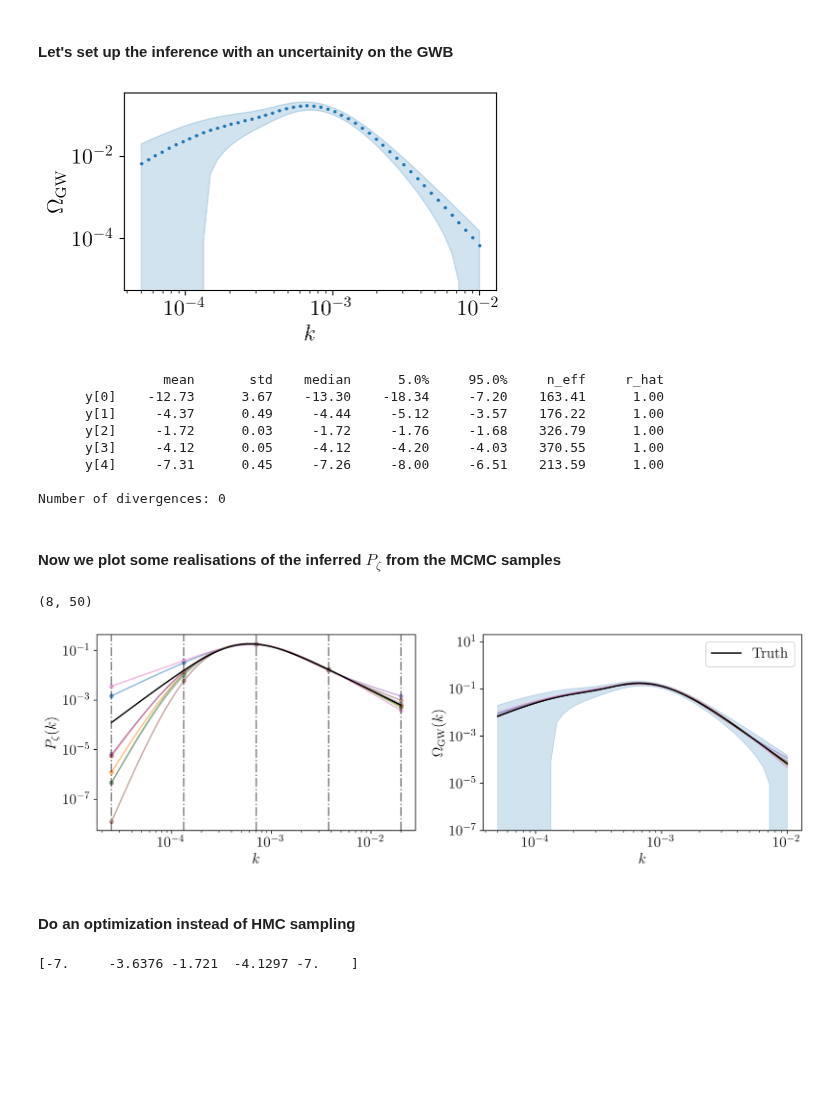
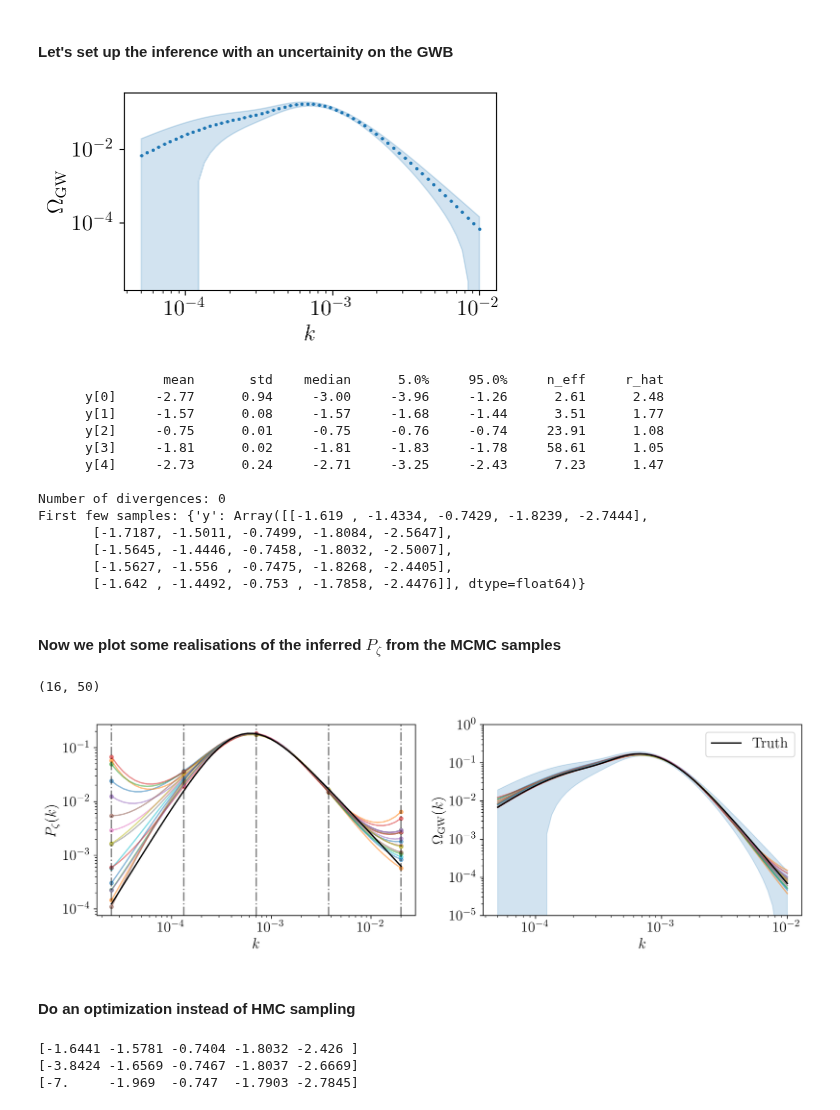
Before and after one commit to Ameek94/SIGW_Inverse, a Jupyter notebook: examples/bpl_jax_integrator.ipynb, the cells around one changed output. Cells and saved outputs as stored; diff of their text form; code cells hidden in the pictures; blank space fills up the shorter version.

```diff
--- a/examples/bpl_jax_integrator.ipynb
+++ b/examples/bpl_jax_integrator.ipynb
@@ -31,7 +31,7 @@ matplotlib.rc('legend', fontsize=16)
 # %%
 # set up the power spectrum and omgw
 psize = 50
-ksize = 50
+ksize = 60
 p_arr = jnp.geomspace(2.5e-5,2e-2,psize)
 k_arr = jnp.geomspace(5e-5,1e-2,ksize)
 
@@ -76,7 +76,7 @@ fig.tight_layout();
 #### Let's set up the inference with an uncertainity on the GWB
 # %%
 kstar = 1e-3
-omks_sigma = omgw_amp*( 0.1*(np.log(k_arr/kstar))**2 + 0.02) # 2% error at kstar + more towards edges
+omks_sigma = omgw_amp*( 0.1*(np.log(k_arr/kstar))**2 + 0.05) # 2% error at kstar + more towards edges
 omgw_cov = jnp.diag(omks_sigma**2)
 fig,ax = plt.subplots(1,1,figsize=(5,3.))
 ax.set_ylabel(r'$\Omega_{\mathrm{GW}}$')
@@ -85,31 +85,36 @@ ax.fill_between(k_arr,omgw_amp+1.96*omks_sigma,omgw_amp-1.96*omks_sigma,alpha=0.
 ax.set(yscale='log',xscale='log',xlabel=r'$k$')
 fig.tight_layout()
 # %% [output]
-[figure, old version]
+[figure, new version]
 # %%
 # Set up the fixed node interpolator
 kmin, kmax = min(p_arr), max(p_arr)
 omgw_method_kwargs = {'s': s, 't': t}
-pz_model = fixed_nodes_model(nbins=5,pz_kmin=kmin,pz_kmax=kmax,
+pz_model = Fixed_Nodes_Model(nbins=5,pz_kmin=kmin,pz_kmax=kmax,
                             omgw_karr=k_arr,omgw_means=omgw_amp,
-                            omgw_cov=omgw_cov,omgw_method='jax',omgw_method_kwargs=omgw_method_kwargs,y_low=-8,y_high=0)
+                            omgw_cov=omgw_cov,omgw_method='jax',omgw_method_kwargs=omgw_method_kwargs,y_low=-5,y_high=2)
 # %%
 # run the HMC
-samples, _ = pz_model.run_hmc_inference(num_warmup=256,num_samples=512)
+samples, extras = pz_model.run_hmc_inference(num_warmup=512,num_samples=512)
 # %% [output]
                 mean       std    median      5.0%     95.0%     n_eff     r_hat
-      y[0]    -12.73      3.67    -13.30    -18.34     -7.20    163.41      1.00
-      y[1]     -4.37      0.49     -4.44     -5.12     -3.57    176.22      1.00
-      y[2]     -1.72      0.03     -1.72     -1.76     -1.68    326.79      1.00
-      y[3]     -4.12      0.05     -4.12     -4.20     -4.03    370.55      1.00
-      y[4]     -7.31      0.45     -7.26     -8.00     -6.51    213.59      1.00
+      y[0]     -2.77      0.94     -3.00     -3.96     -1.26      2.61      2.48
+      y[1]     -1.57      0.08     -1.57     -1.68     -1.44      3.51      1.77
+      y[2]     -0.75      0.01     -0.75     -0.76     -0.74     23.91      1.08
+      y[3]     -1.81      0.02     -1.81     -1.83     -1.78     58.61      1.05
+      y[4]     -2.73      0.24     -2.71     -3.25     -2.43      7.23      1.47
 
 Number of divergences: 0
+First few samples: {'y': Array([[-1.619 , -1.4334, -0.7429, -1.8239, -2.7444],
+       [-1.7187, -1.5011, -0.7499, -1.8084, -2.5647],
+       [-1.5645, -1.4446, -0.7458, -1.8032, -2.5007],
+       [-1.5627, -1.556 , -0.7475, -1.8268, -2.4405],
+       [-1.642 , -1.4492, -0.753 , -1.7858, -2.4476]], dtype=float64)}
 # %% [markdown]
 #### Now we plot some realisations of the inferred $P_{\zeta}$ from the MCMC samples
 # %%
 nodes = pz_model.log_k_nodes
-ys = samples['y'][::64] #jnp.median(samples['y'])
+ys = samples['y'][::32] #jnp.median(samples['y'])
 ff = lambda y: spline_predict(x_train=nodes,y_train=y,x_pred=f)
 
 def omega_f(y):
@@ -118,35 +123,35 @@ def omega_f(y):
 omgw_amps = map(omega_f,ys)
 
 ff = lambda y: spline_predict(x_train=nodes,y_train=y,x_pred=p_arr)
 pz_amps = vmap(ff,)(ys)
 print(pz_amps.shape)
 # omgw_amps = jnp.einsum("pi,pj,kij->pk",pz_amps,pz_amps,omgw_calculator.omkij)
 # print(omgw_amps.shape)
 
 fig,(ax1,ax2) = plt.subplots(1,2,figsize=(12,4))
 
 for i,pz in enumerate(pz_amps):
     ax1.loglog(p_arr,pz,alpha=0.5)
-    ax1.scatter(jnp.exp(nodes),jnp.exp(ys[i]),s=16,alpha=0.5)
+    ax1.scatter(10**(nodes),10**(ys[i]),s=16,alpha=0.5)
 for om in omgw_amps:
     ax2.loglog(k_arr,om,alpha=0.5)
 ax1.loglog(p_arr,pz_amp,color='k',lw=1.5)
 ax2.plot(k_arr,omgw_amp,color='k',lw=1.5,label='Truth')
 ax2.fill_between(k_arr,omgw_amp+1.96*omks_sigma,omgw_amp-1.96*omks_sigma,alpha=0.2,color='C0')
 ax2.set(yscale='log',xscale='log')
 
 ax1.set_ylabel(r'$P_{\zeta}(k)$')
 ax1.set_xlabel(r'$k$')
-ax2.set_ylim(1e-7,2e1)
+ax2.set_ylim(1e-5,1.)
 
 ax2.set_ylabel(r'$\Omega_{\mathrm{GW}}(k)$')
 ax2.set_xlabel(r'$k$')
 ax2.legend()
 for val in nodes:
-    ax1.axvline(jnp.exp(val),color='k',ls='-.',alpha=0.5)
+    ax1.axvline(10**(val),color='k',ls='-.',alpha=0.5)
 fig.tight_layout()
 
 # the dashed lines represent the spline node locations
 # %% [output]
-(8, 50)
+(16, 50)
-[figure, old version]
+[figure, new version]
@@ -155,14 +162,22 @@ fig.tight_layout()
 # %%
 from interpolation.model import optim_scipy_bh , optim_optax
 nodes = pz_model.log_k_nodes
-best_params, _ = optim_scipy_bh(x0 = -6*jnp.ones(5),loss = pz_model.loss,bounds=(-7,1),stepsize=0.2,niter=20)
+best_idx = jnp.argmin(extras['potential_energy'])
+worst_idx = jnp.argmax(extras['potential_energy'])
+print(samples['y'][worst_idx])
+x0 = samples['y'][best_idx]
+print(x0)
+# x0 = -1.5*jnp.ones(5)
+best_params, _ = optim_scipy_bh(x0 = x0,loss = pz_model.loss,bounds=(-7,1),stepsize=0.2,niter=20)
 # best_params, _ =  optim_optax(x0 = -1.5*jnp.ones(5), loss = pz_model.loss, start_learning_rate=0.3 , steps = 200, jump_sdev=1.,y_low=-8.,y_high=-0.)
 print(best_params)
 pz_bf = lambda x: spline_predict(x_train=nodes,y_train=best_params,x_pred=x)
 # omgw_calculator =  OmegaGWjax(s, t, f=f, kernel="RD", upsample=False)
 omgw_bf = pz_model.get_omgw_from_y(y=best_params) #omgw_calculator(pz_bf,f) #jnp.einsum("i,j,kij->k",pz_bf,pz_bf,omgw_calculator.omkij)
 # %% [output]
-[-7.     -3.6376 -1.721  -4.1297 -7.    ]
+[-1.6441 -1.5781 -0.7404 -1.8032 -2.426 ]
+[-3.8424 -1.6569 -0.7467 -1.8037 -2.6669]
+[-7.     -1.969  -0.747  -1.7903 -2.7845]
 # %%
 fig,(ax1,ax2) = plt.subplots(1,2,figsize=(12,4))
 
```
Also changed, not shown: parts of 4 cells of this notebook, 7 other files.
